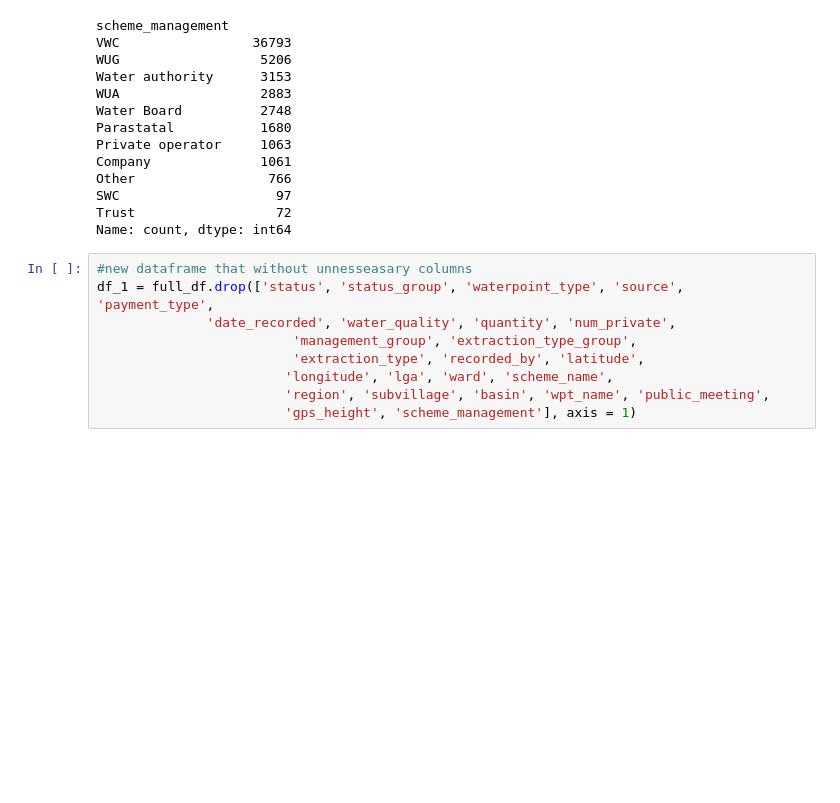
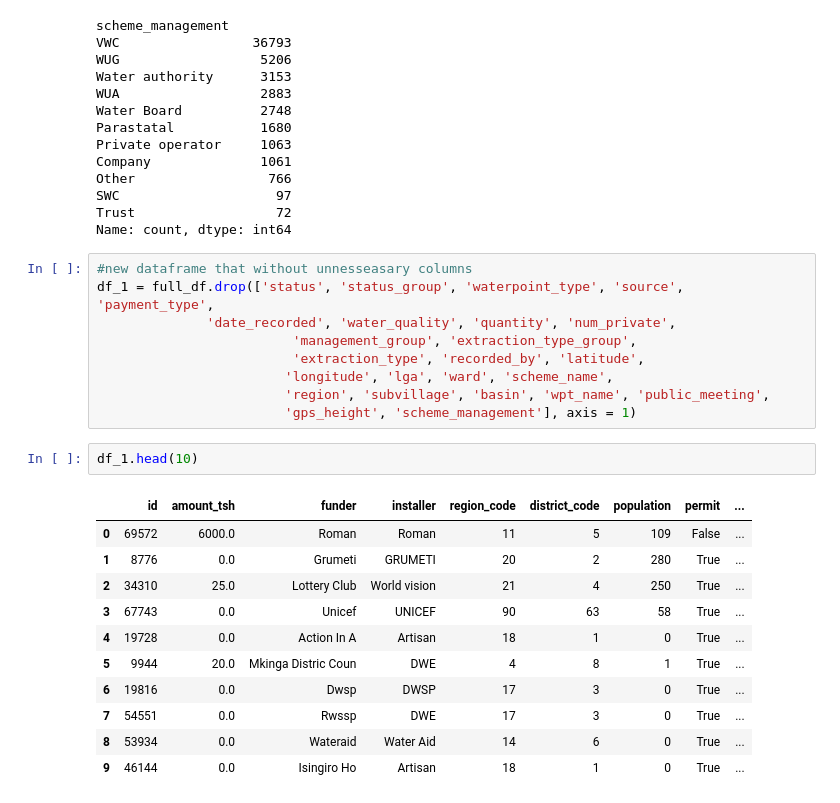
Before and after one commit to Hanan-Dayah/Phase-3-Project, a Jupyter notebook: Phase-3-Project/index.ipynb, the cells around one changed output. Saved outputs shown, nothing was run; the diff lists cells and outputs as text; blank space fills up the shorter version.

```diff
--- a/Phase-3-Project/index.ipynb
+++ b/Phase-3-Project/index.ipynb
@@ -151,3 +153,17 @@ df_1 = full_df.drop(['status', 'status_group', 'waterpoint_type', 'source', 'pay
                         'longitude', 'lga', 'ward', 'scheme_name',
                         'region', 'subvillage', 'basin', 'wpt_name', 'public_meeting',
                         'gps_height', 'scheme_management'], axis = 1)
+# %%
+df_1.head(10)
+# %% [output]
+|  | id | amount_tsh | funder | installer | region_code | district_code | population | permit | ... |
+| 0 | 69572 | 6000.0 | Roman | Roman | 11 | 5 | 109 | False | ... |
+| 1 | 8776 | 0.0 | Grumeti | GRUMETI | 20 | 2 | 280 | True | ... |
+| 2 | 34310 | 25.0 | Lottery Club | World vision | 21 | 4 | 250 | True | ... |
+| 3 | 67743 | 0.0 | Unicef | UNICEF | 90 | 63 | 58 | True | ... |
+| 4 | 19728 | 0.0 | Action In A | Artisan | 18 | 1 | 0 | True | ... |
+| 5 | 9944 | 20.0 | Mkinga Distric Coun | DWE | 4 | 8 | 1 | True | ... |
+| 6 | 19816 | 0.0 | Dwsp | DWSP | 17 | 3 | 0 | True | ... |
+| 7 | 54551 | 0.0 | Rwssp | DWE | 17 | 3 | 0 | True | ... |
+| 8 | 53934 | 0.0 | Wateraid | Water Aid | 14 | 6 | 0 | True | ... |
+| 9 | 46144 | 0.0 | Isingiro Ho | Artisan | 18 | 1 | 0 | True | ... |
```
Also changed, not shown: parts of 23 cells of this notebook.
